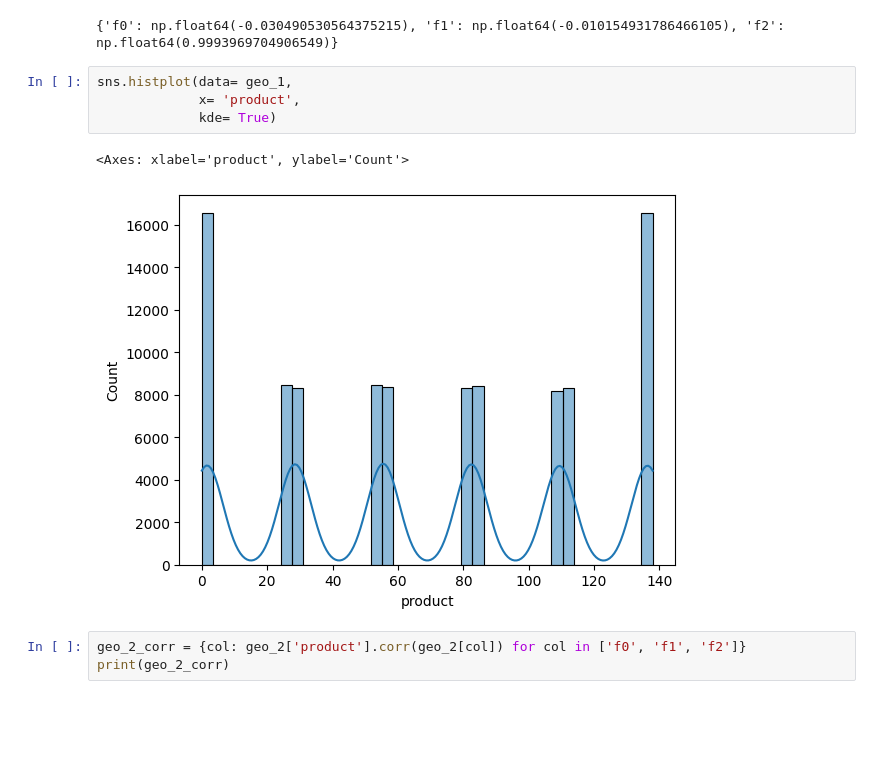
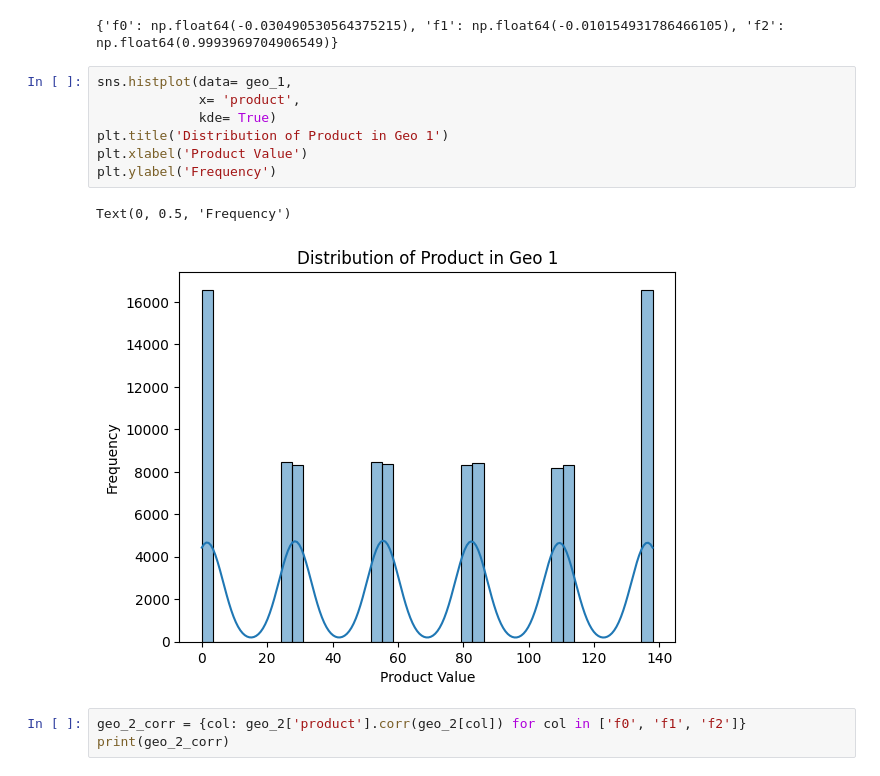
Before and after one commit to Vyncent-vdW/sprint_nine_mlb, a Jupyter notebook: sprint_9_ml_in_business.ipynb, the cells around one changed output. Saved outputs shown, nothing was run; the diff lists cells and outputs as text; blank space fills up the shorter version.

```diff
--- a/sprint_9_ml_in_business.ipynb
+++ b/sprint_9_ml_in_business.ipynb
@@ -229,10 +229,13 @@ print(geo_1_corr)
 # %%
 sns.histplot(data= geo_1,
              x= 'product',
              kde= True)
+plt.title('Distribution of Product in Geo 1')
+plt.xlabel('Product Value')
+plt.ylabel('Frequency')
 # %% [output]
-<Axes: xlabel='product', ylabel='Count'>
+Text(0, 0.5, 'Frequency')
-[figure, old version]
+[figure, new version]
 # %%
 geo_2_corr = {col: geo_2['product'].corr(geo_2[col]) for col in ['f0', 'f1', 'f2']}
 print(geo_2_corr)
```
Also changed, not shown: parts of 5 cells of this notebook.
